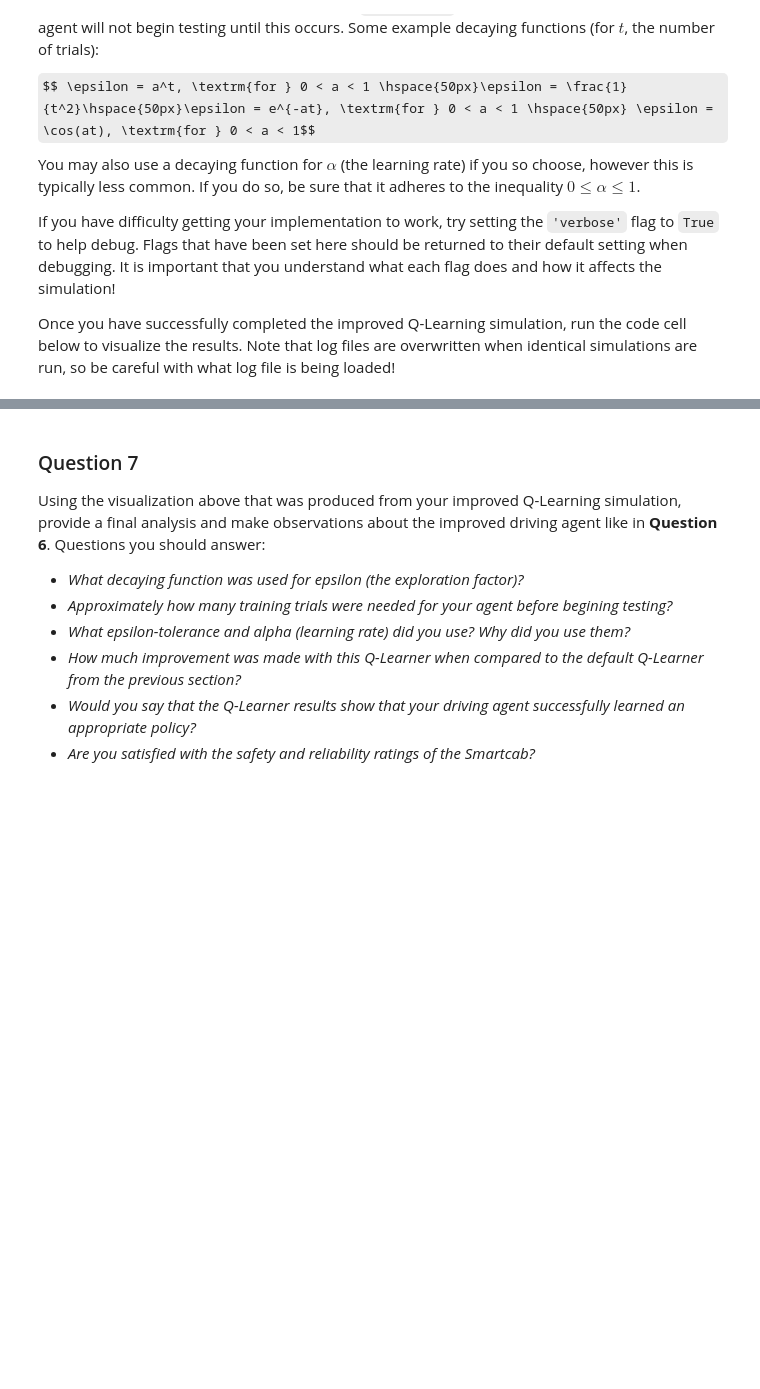
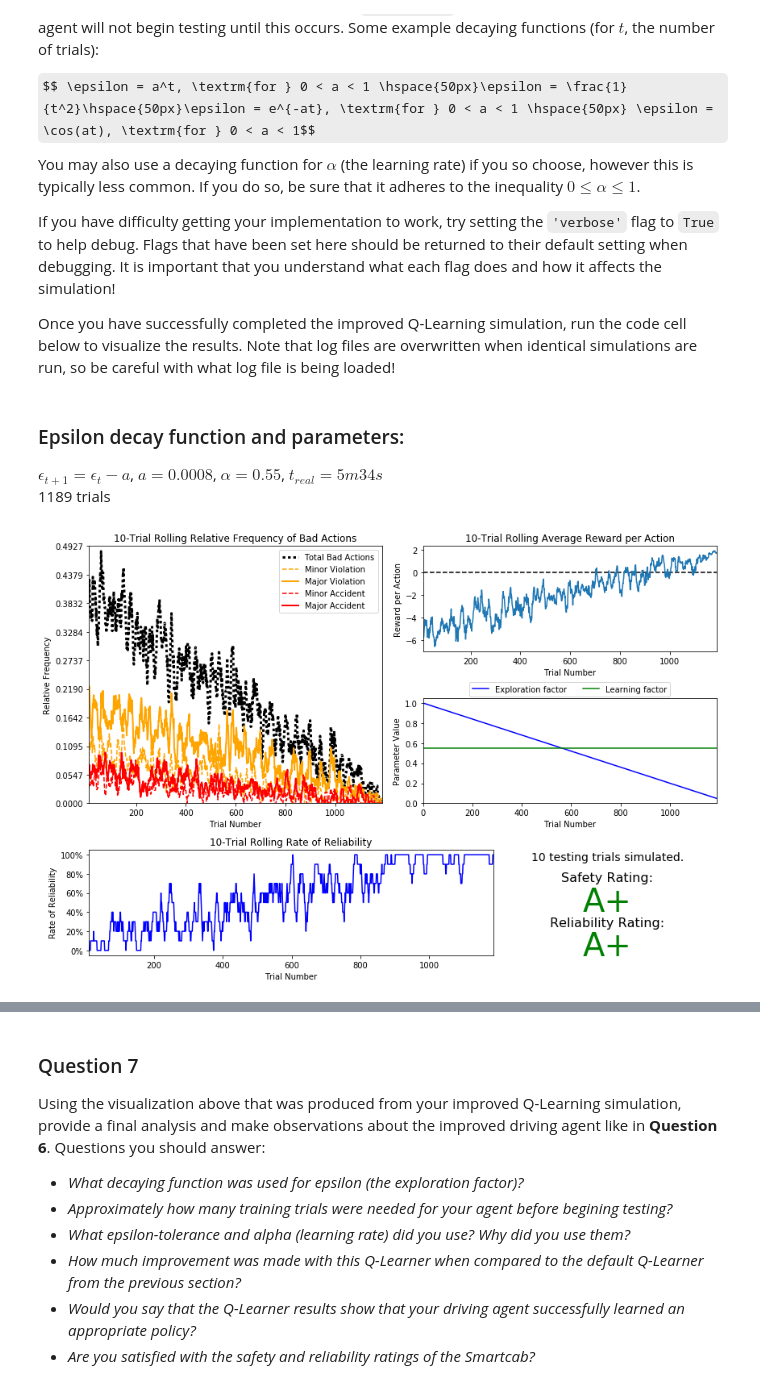
Before and after one commit to bdastmalchi/machine-learning, a Jupyter notebook: projects/smartcab/smartcab.ipynb, the cells around one changed output, grey strips where cells are left out. Saved outputs shown, nothing was run; the diff lists cells and outputs as text; code cells hidden in the pictures; some formulas as TeX source; blank space fills up the shorter version.

```diff
--- a/projects/smartcab/smartcab.ipynb
+++ b/projects/smartcab/smartcab.ipynb
@@ -249,3 +249,12 @@ You may also use a decaying function for $\alpha$ (the learning rate) if you so
 If you have difficulty getting your implementation to work, try setting the `'verbose'` flag to `True` to help debug. Flags that have been set here should be returned to their default setting when debugging. It is important that you understand what each flag does and how it affects the simulation!
 
 Once you have successfully completed the improved Q-Learning simulation, run the code cell below to visualize the results. Note that log files are overwritten when identical simulations are run, so be careful with what log file is being loaded!
+# %% [markdown]
+### Epsilon decay function and parameters:
+$\epsilon_{t+1} = \epsilon_{t} - a$, $a=0.0008$, $\alpha=0.55$, $t_{real}=5m34s$
+1189 trials
+# %%
+# Load the 'sim_improved-learning' file from the improved Q-Learning simulation
+vs.plot_trials('sim_improved-learning.csv')
+# %% [output]
+[figure, added]
```
Also changed, not shown: parts of 11 cells of this notebook, 1 other file.
